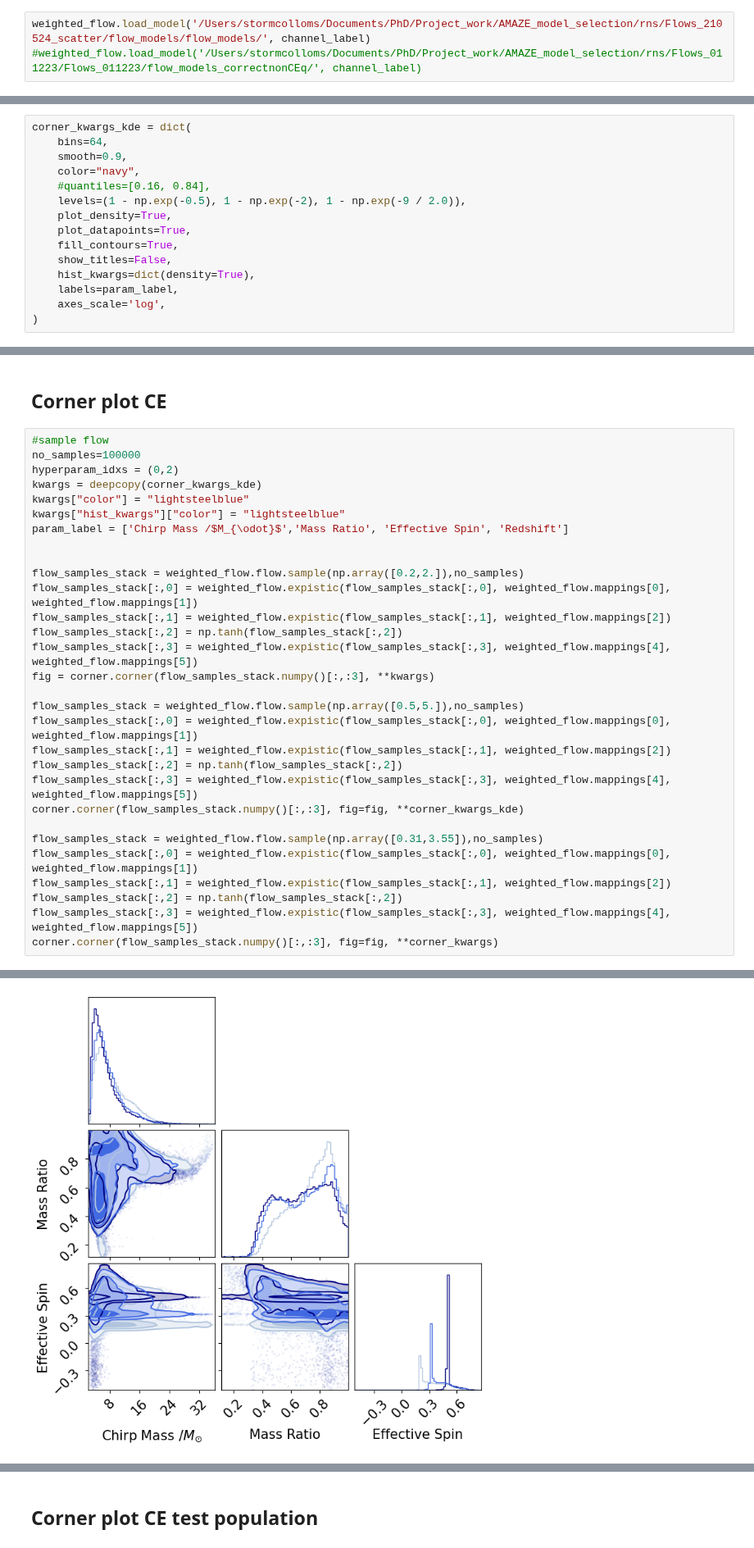
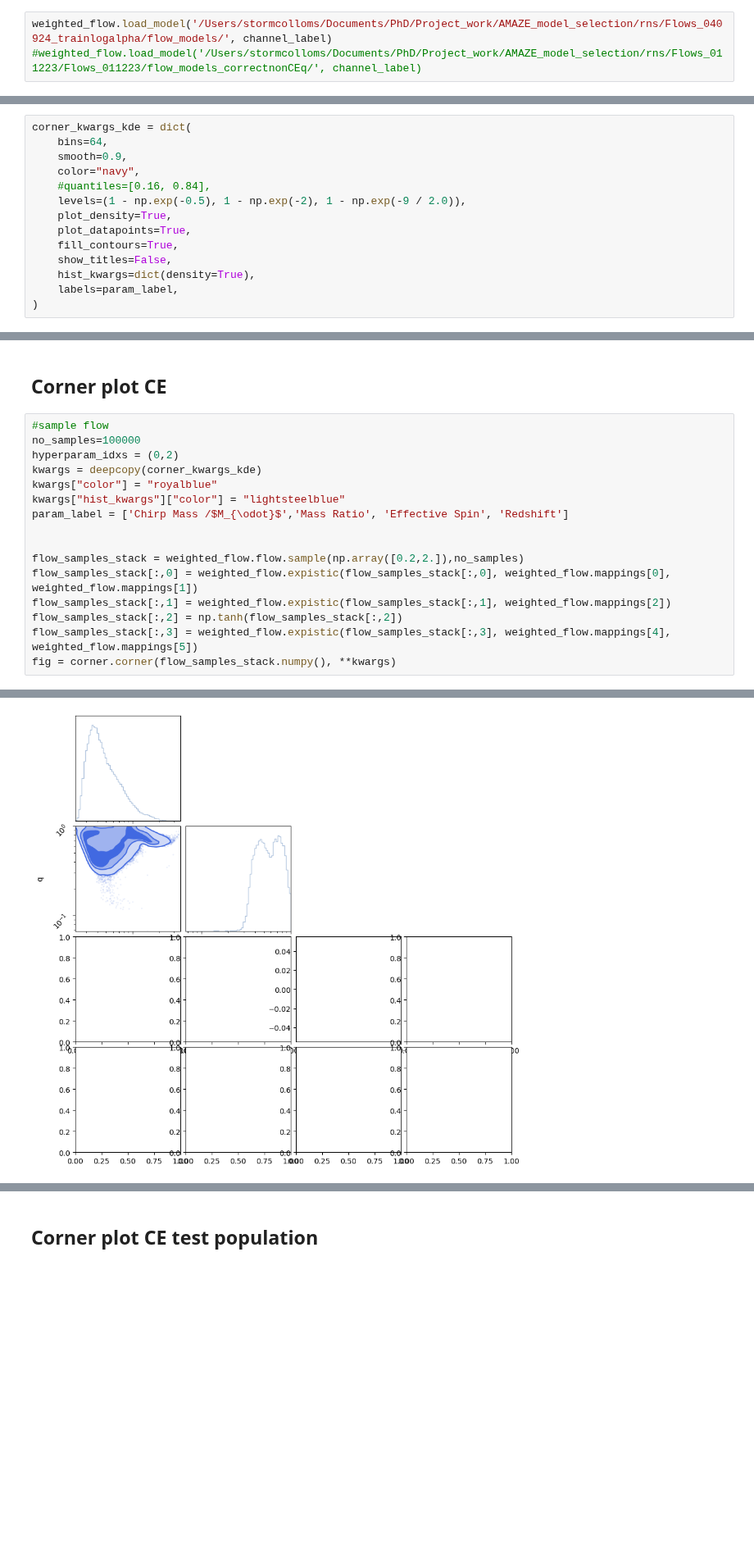
Before and after one commit to scolloms/AMAZE_model_selection, a Jupyter notebook: flow_models/check_trained_distribution_presplots.ipynb, the cells around one changed output, grey strips where cells are left out. Shown at 82% size. Cells and saved outputs as stored; diff of their text form; blank space fills up the shorter version.

Commit message:
presentation plots of models and inf results

```diff
--- a/flow_models/check_trained_distribution_presplots.ipynb
+++ b/flow_models/check_trained_distribution_presplots.ipynb
@@ -72,5 +75,5 @@ while ctr < Nhyper:
         submodels_dict[ctr][idx] = model
     ctr += 1
 # %%
-weighted_flow.load_model('/Users/stormcolloms/Documents/PhD/Project_work/AMAZE_model_selection/rns/Flows_210524_scatter/flow_models/flow_models/', channel_label)
+weighted_flow.load_model('/Users/stormcolloms/Documents/PhD/Project_work/AMAZE_model_selection/rns/Flows_040924_trainlogalpha/flow_models/', channel_label)
 #weighted_flow.load_model('/Users/stormcolloms/Documents/PhD/Project_work/AMAZE_model_selection/rns/Flows_011223/Flows_011223/flow_models_correctnonCEq/', channel_label)
@@ -187,7 +191,6 @@ corner_kwargs_kde = dict(
     show_titles=False,
     hist_kwargs=dict(density=True),
     labels=param_label,
-    axes_scale='log',
 )
 # %%
 #sample flow
@@ -216,7 +219,7 @@ WARNING:root:Pandas support in corner is deprecated; use ArviZ directly
 no_samples=100000
 hyperparam_idxs = (0,2)
 kwargs = deepcopy(corner_kwargs_kde)
-kwargs["color"] = "lightsteelblue"
+kwargs["color"] = "royalblue"
 kwargs["hist_kwargs"]["color"] = "lightsteelblue"
 param_label = ['Chirp Mass /$M_{\odot}$','Mass Ratio', 'Effective Spin', 'Redshift']
 
@@ -226,19 +229,5 @@ flow_samples_stack[:,0] = weighted_flow.expistic(flow_samples_stack[:,0], weight
 flow_samples_stack[:,1] = weighted_flow.expistic(flow_samples_stack[:,1], weighted_flow.mappings[2])
 flow_samples_stack[:,2] = np.tanh(flow_samples_stack[:,2])
 flow_samples_stack[:,3] = weighted_flow.expistic(flow_samples_stack[:,3], weighted_flow.mappings[4], weighted_flow.mappings[5])
-fig = corner.corner(flow_samples_stack.numpy()[:,:3], **kwargs)
-
-flow_samples_stack = weighted_flow.flow.sample(np.array([0.5,5.]),no_samples)
-flow_samples_stack[:,0] = weighted_flow.expistic(flow_samples_stack[:,0], weighted_flow.mappings[0], weighted_flow.mappings[1])
-flow_samples_stack[:,1] = weighted_flow.expistic(flow_samples_stack[:,1], weighted_flow.mappings[2])
-flow_samples_stack[:,2] = np.tanh(flow_samples_stack[:,2])
-flow_samples_stack[:,3] = weighted_flow.expistic(flow_samples_stack[:,3], weighted_flow.mappings[4], weighted_flow.mappings[5])
-corner.corner(flow_samples_stack.numpy()[:,:3], fig=fig, **corner_kwargs_kde)
-
-flow_samples_stack = weighted_flow.flow.sample(np.array([0.31,3.55]),no_samples)
-flow_samples_stack[:,0] = weighted_flow.expistic(flow_samples_stack[:,0], weighted_flow.mappings[0], weighted_flow.mappings[1])
-flow_samples_stack[:,1] = weighted_flow.expistic(flow_samples_stack[:,1], weighted_flow.mappings[2])
-flow_samples_stack[:,2] = np.tanh(flow_samples_stack[:,2])
-flow_samples_stack[:,3] = weighted_flow.expistic(flow_samples_stack[:,3], weighted_flow.mappings[4], weighted_flow.mappings[5])
-corner.corner(flow_samples_stack.numpy()[:,:3], fig=fig, **corner_kwargs)
+fig = corner.corner(flow_samples_stack.numpy(), **kwargs)
 # %% [output]
@@ -245 +235 @@ corner.corner(flow_samples_stack.numpy()[:,:3], fig=fig, **corner_kwargs)
-[figure, old version]
+[figure, new version]
```
Also changed, not shown: parts of 7 cells of this notebook, 3 other files.
